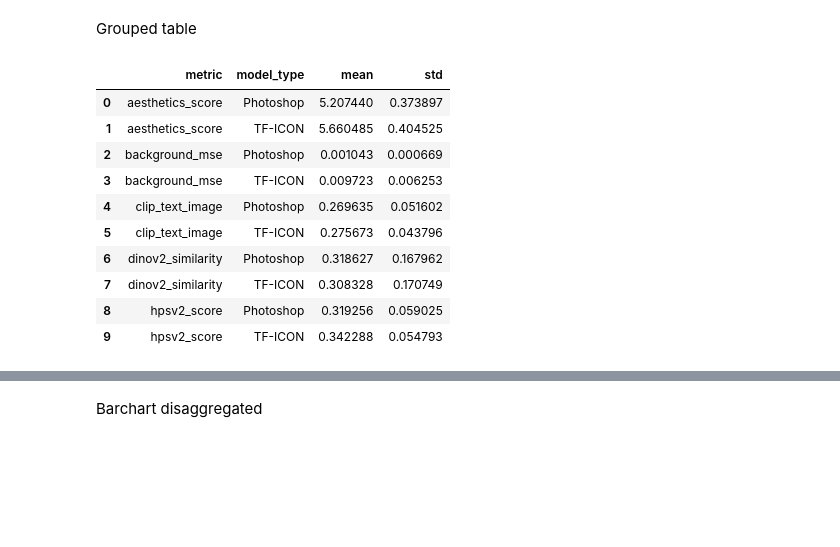
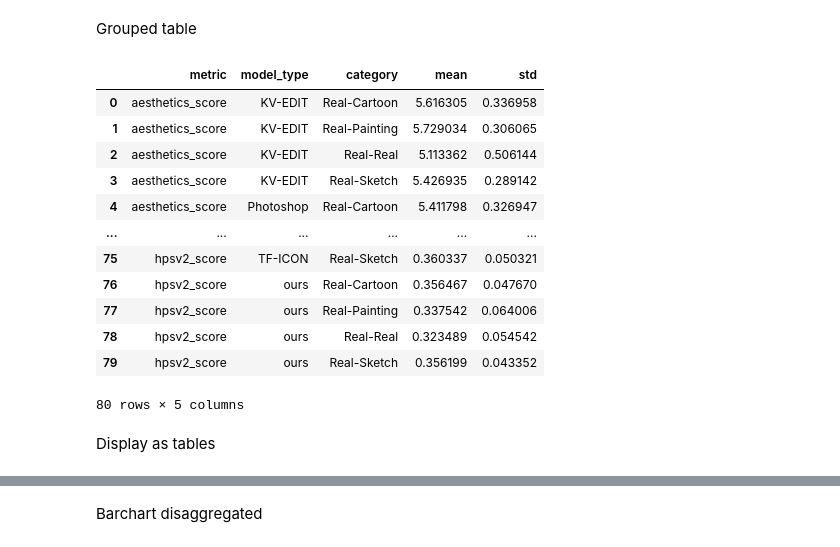
Before and after one commit to antoniomari/dit-editor, a Jupyter notebook: notebooks/create_output_plots.ipynb, the cells around one changed output, grey strips where cells are left out. Saved outputs shown, nothing was run; the diff lists cells and outputs as text; code cells hidden in the pictures; blank space fills up the shorter version.

```diff
--- a/notebooks/create_output_plots.ipynb
+++ b/notebooks/create_output_plots.ipynb
@@ -50,0 +55,8 @@ scores_flat
+# %%
+scores = pd.read_csv("aggregated_scores.csv")
+scores.columns = ['category', 'metric', 'Photoshop', 'TF-ICON', "KV-EDIT", "ours"]
+display(scores)
+scores_flat = pd.melt(scores, id_vars=['metric', 'category'],
+                      var_name='model_type',
+                      value_name='value')
+scores_flat
@@ -222,17 +269,21 @@ plt.show()
 # %% [markdown]
 Grouped table
 # %%
-mean_std_table = create_mean_std_table(scores_flat, group_by=['metric', "model_type"])
+mean_std_table = create_mean_std_table(scores_flat, group_by=['metric', "model_type", "category"])
 mean_std_table
 # %% [output]
-|  | metric | model_type | mean | std |
-| 0 | aesthetics_score | Photoshop | 5.207440 | 0.373897 |
-| 1 | aesthetics_score | TF-ICON | 5.660485 | 0.404525 |
-| 2 | background_mse | Photoshop | 0.001043 | 0.000669 |
-| 3 | background_mse | TF-ICON | 0.009723 | 0.006253 |
-| 4 | clip_text_image | Photoshop | 0.269635 | 0.051602 |
-| 5 | clip_text_image | TF-ICON | 0.275673 | 0.043796 |
-| 6 | dinov2_similarity | Photoshop | 0.318627 | 0.167962 |
-| 7 | dinov2_similarity | TF-ICON | 0.308328 | 0.170749 |
-| 8 | hpsv2_score | Photoshop | 0.319256 | 0.059025 |
-| 9 | hpsv2_score | TF-ICON | 0.342288 | 0.054793 |
+|  | metric | model_type | category | mean | std |
+| 0 | aesthetics_score | KV-EDIT | Real-Cartoon | 5.616305 | 0.336958 |
+| 1 | aesthetics_score | KV-EDIT | Real-Painting | 5.729034 | 0.306065 |
+| 2 | aesthetics_score | KV-EDIT | Real-Real | 5.113362 | 0.506144 |
+| 3 | aesthetics_score | KV-EDIT | Real-Sketch | 5.426935 | 0.289142 |
+| 4 | aesthetics_score | Photoshop | Real-Cartoon | 5.411798 | 0.326947 |
+| ... | ... | ... | ... | ... | ... |
+| 75 | hpsv2_score | TF-ICON | Real-Sketch | 0.360337 | 0.050321 |
+| 76 | hpsv2_score | ours | Real-Cartoon | 0.356467 | 0.047670 |
+| 77 | hpsv2_score | ours | Real-Painting | 0.337542 | 0.064006 |
+| 78 | hpsv2_score | ours | Real-Real | 0.323489 | 0.054542 |
+| 79 | hpsv2_score | ours | Real-Sketch | 0.356199 | 0.043352 |
+80 rows × 5 columns
+# %% [markdown]
+Display as tables
```
Also changed, not shown: parts of 15 cells of this notebook, 1 other file.
